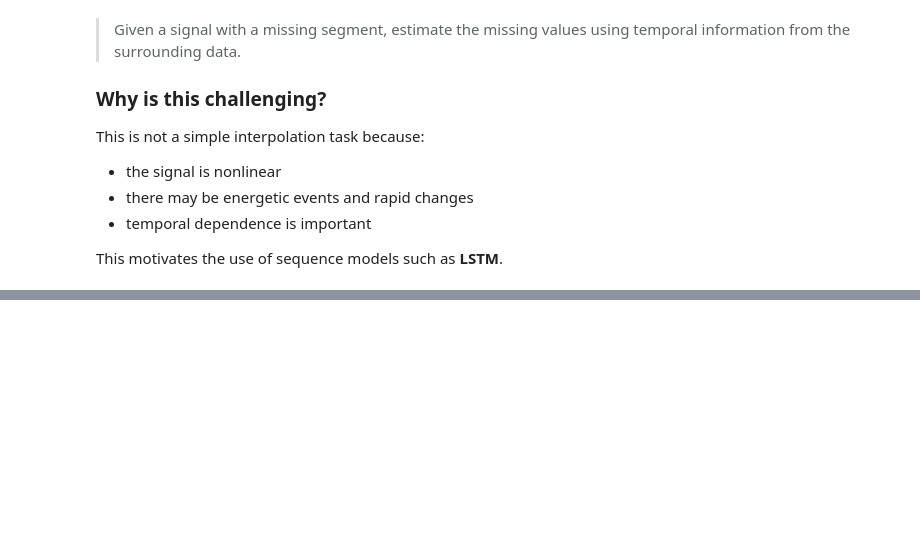
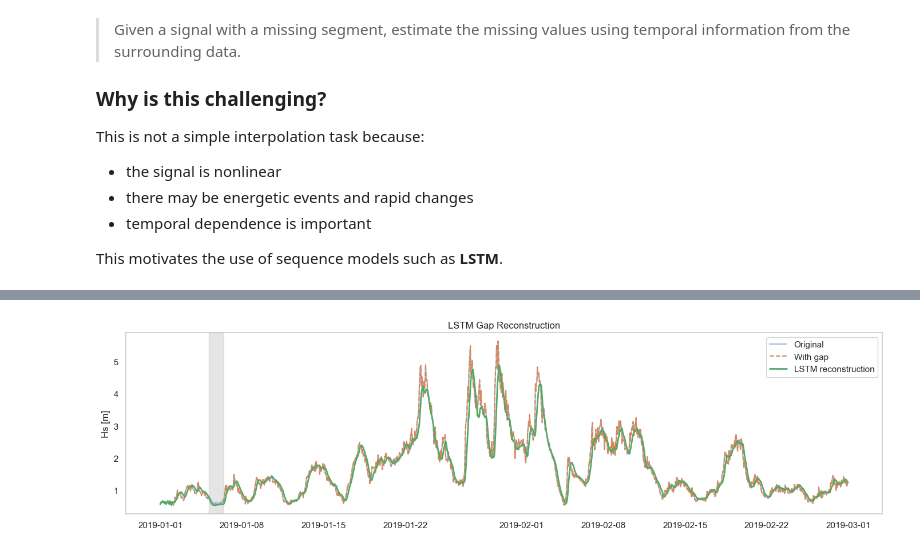
Before and after one commit to mvinesr/coastal-ml-seminar, a Jupyter notebook: notebooks/01_intro_ml_dl_coastal.ipynb, the cells around one changed output, grey strips where cells are left out. Cells and saved outputs as stored; diff of their text form; code cells hidden in the pictures; blank space fills up the shorter version.

```diff
--- a/notebooks/01_intro_ml_dl_coastal.ipynb
+++ b/notebooks/01_intro_ml_dl_coastal.ipynb
@@ -292,0 +365,8 @@ This motivates the use of sequence models such as **LSTM**.
+# %%
+history = model.fit(
+    X, y,
+    epochs=5,
+    batch_size=32,
+    validation_split=0.1,
+    verbose=1
+)
@@ -292,0 +384,5 @@ This motivates the use of sequence models such as **LSTM**.
+# %%
+predictions = model.predict(X)
+
+# Volver a escala original
+predictions_rescaled = scaler.inverse_transform(predictions)
@@ -292,0 +391,25 @@ This motivates the use of sequence models such as **LSTM**.
+# %%
+series_pred = series.copy()
+
+# Insertar predicciones (desplazadas por window)
+series_pred.iloc[window_size:] = predictions_rescaled.flatten()
+plt.figure(figsize=(14,4))
+
+plt.plot(series, label="Original", alpha=0.5)
+plt.plot(series_gap, label="With gap", linestyle="--")
+plt.plot(series_pred, label="LSTM reconstruction", linewidth=2)
+
+plt.axvspan(series.index[gap_start],
+            series.index[gap_start+gap_len],
+            alpha=0.2,
+            color='gray')
+
+plt.legend()
+plt.title("LSTM Gap Reconstruction")
+plt.ylabel("Hs [m]")
+plt.grid()
+
+plt.tight_layout()
+plt.show()
+# %% [output]
+[figure, added]
```
Also changed, not shown: parts of 9 cells of this notebook.
